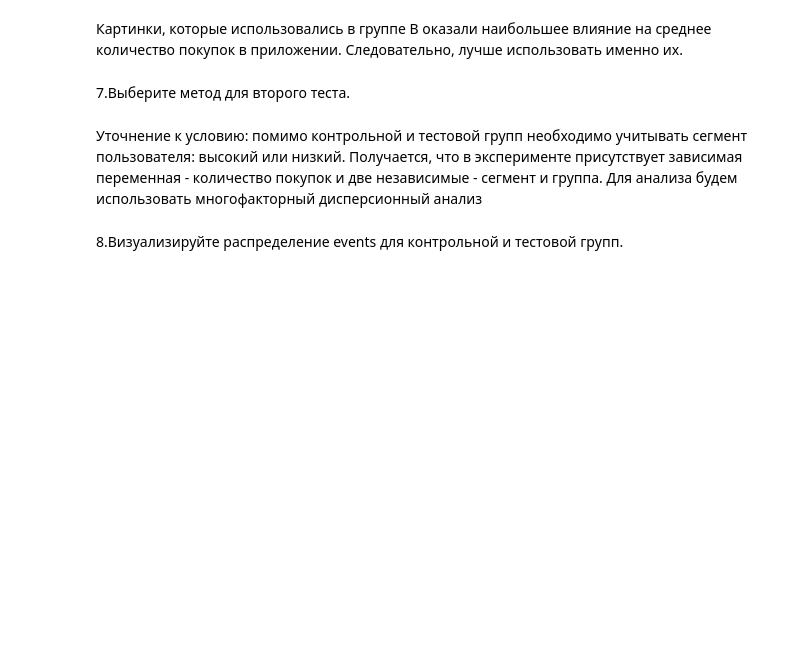
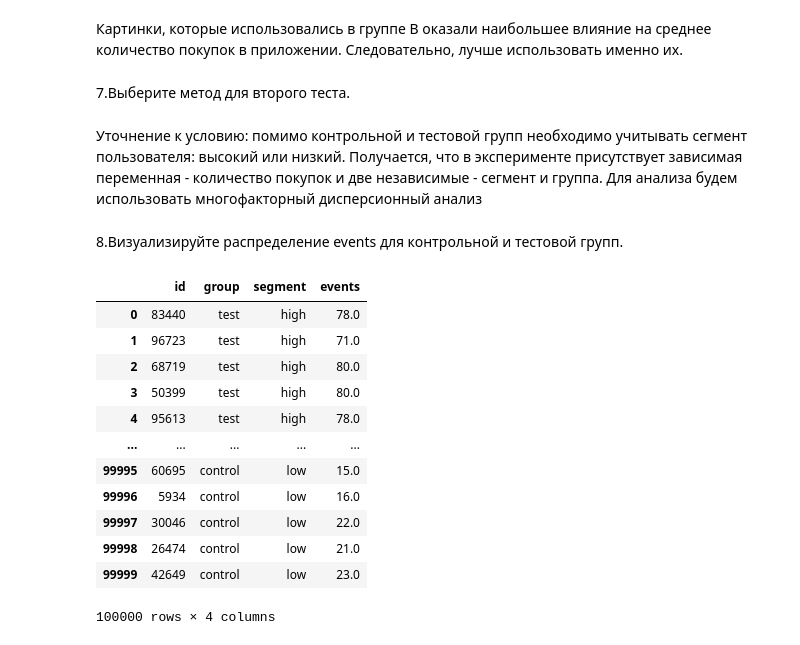
Before and after one commit to VPonomarev42/LearningRep, a Jupyter notebook: stats/stats_miniproject_5.ipynb, the cells around one changed output. Cells and saved outputs as stored; diff of their text form; code cells hidden in the pictures; blank space fills up the shorter version.

```diff
--- a/stats/stats_miniproject_5.ipynb
+++ b/stats/stats_miniproject_5.ipynb
@@ -164,3 +164,20 @@ Text(0.5, 1.0, 'Сравнение групп')
 Для анализа будем использовать многофакторный дисперсионный анализ
 # %% [markdown]
 8.Визуализируйте распределение events для контрольной и тестовой групп.
+# %%
+task2 = pd.read_csv('https://stepik.org/media/attachments/lesson/385920/5_task_2.csv')
+task2
+# %% [output]
+|  | id | group | segment | events |
+| 0 | 83440 | test | high | 78.0 |
+| 1 | 96723 | test | high | 71.0 |
+| 2 | 68719 | test | high | 80.0 |
+| 3 | 50399 | test | high | 80.0 |
+| 4 | 95613 | test | high | 78.0 |
+| ... | ... | ... | ... | ... |
+| 99995 | 60695 | control | low | 15.0 |
+| 99996 | 5934 | control | low | 16.0 |
+| 99997 | 30046 | control | low | 22.0 |
+| 99998 | 26474 | control | low | 21.0 |
+| 99999 | 42649 | control | low | 23.0 |
+100000 rows × 4 columns
```
Also changed, not shown: parts of 8 cells of this notebook.
